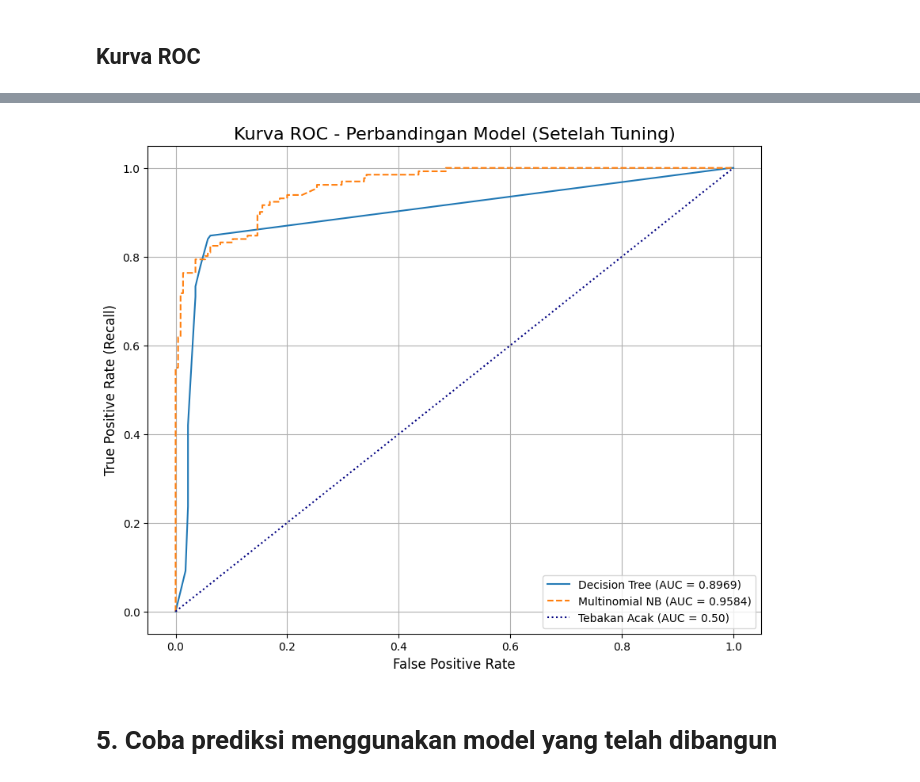
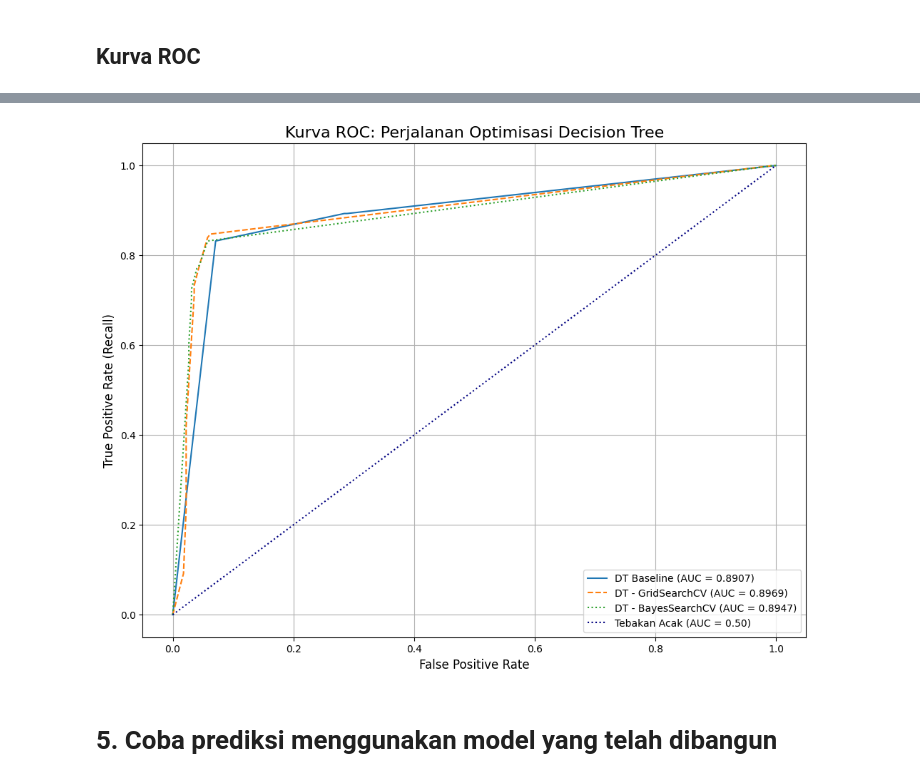
Before and after one commit to MaulanaHasyim/MaulanaHasyim, a Jupyter notebook: notebooks/Test Klasifikasi Suicide.ipynb, the cells around one changed output, grey strips where cells are left out. Cells and saved outputs as stored; diff of their text form; code cells hidden in the pictures.

```diff
--- a/notebooks/Test Klasifikasi Suicide.ipynb
+++ b/notebooks/Test Klasifikasi Suicide.ipynb
@@ -579,5 +569,2 @@ Best Score: 0.8895305164319248
 # %% [markdown]
 ## **MultinomialNB Model with best params (GridSearchCV)**
-# %%
-mnb_tuned = MultinomialNB(**grid_search.best_params_)
-mnb_tuned.fit(X_train_vect, y_train)
@@ -585,0 +571,3 @@ MultinomialNB(alpha=0.55)
+# %%
+grid_search = GridSearchCV(MultinomialNB(), param_grid=params_grid, cv=5, scoring='accuracy', n_jobs=-1)
+grid_search.fit(X_train_vect, y_train)
@@ -665,5 +653,2 @@ Best parameters: OrderedDict([('alpha', 0.5564509132339974)])
 # %% [markdown]
 ## **MultinomialNB Model with best params (BayesianOptimization)**
-# %%
-mnb_tuned = MultinomialNB(**opt.best_params_)
-mnb_tuned.fit(X_train_vect, y_train)
@@ -671,0 +655,3 @@ MultinomialNB(alpha=0.5564509132339974)
+# %%
+bayes_search = BayesSearchCV(MultinomialNB(), space_bayes, n_iter=50, cv=5, scoring='accuracy', random_state=42, n_jobs=-1)
+bayes_search.fit(X_train_vect, y_train)
@@ -1178,44 +1171,41 @@ plt.show()
 # %%
-import matplotlib.pyplot as plt
-from sklearn.metrics import roc_curve, roc_auc_score
+# --- Persiapan Data (y_test_binary sudah ada dari sel sebelumnya) ---
 
-# Model memerlukan label dalam bentuk numerik (0 dan 1)
-# Kita asumsikan kelas positif (1) adalah 'Potential Suicide post '
-y_test_binary = y_test.apply(lambda x: 1 if x == 'Potential Suicide post ' else 0)
+# --- Dapatkan Probabilitas Prediksi dari Setiap Model DT ---
+# 1. Model DT Awal (Overfitting)
+probs_dt_base = dt.predict_proba(X_test_vect)[:, 1]
+# 2. Model DT hasil GridSearchCV
+probs_dt_grid = dt_prune.predict_proba(X_test_vect)[:, 1]
+# 3. Model DT hasil BayesSearchCV
+probs_dt_bayes = opt_dt.best_estimator_.predict_proba(X_test_vect)[:, 1]
 
+# --- Hitung ROC & AUC untuk Setiap Model DT ---
+fpr_dt_base, tpr_dt_base, _ = roc_curve(y_test_binary, probs_dt_base)
+auc_dt_base = roc_auc_score(y_test_binary, probs_dt_base)
 
-# ----- Dapatkan Probabilitas Prediksi untuk Kelas Positif -----
-dt_probs = dt_prune.predict_proba(X_test_vect)[:, 1] # DT hasil tuning
-mnb_probs = mnb_tuned.predict_proba(X_test_vect)[:, 1] # Menggunakan model MNB hasil tuning
+fpr_dt_grid, tpr_dt_grid, _ = roc_curve(y_test_binary, probs_dt_grid)
+auc_dt_grid = roc_auc_score(y_test_binary, probs_dt_grid)
 
+fpr_dt_bayes, tpr_dt_bayes, _ = roc_curve(y_test_binary, probs_dt_bayes)
+auc_dt_bayes = roc_auc_score(y_test_binary, probs_dt_bayes)
 
-# ----- Hitung Nilai ROC dan AUC untuk setiap model -----
-fpr_dt, tpr_dt, _ = roc_curve(y_test_binary, dt_probs)
-auc_dt = roc_auc_score(y_test_binary, dt_probs)
-
-fpr_mnb, tpr_mnb, _ = roc_curve(y_test_binary, mnb_probs)
-auc_mnb = roc_auc_score(y_test_binary, mnb_probs)
-
-# ----- Membuat Plot Kurva ROC -----
-plt.figure(figsize=(10, 8))
-
-# Plot kurva Decision Tree
-plt.plot(fpr_dt, tpr_dt, linestyle='-', label=f'Decision Tree (AUC = {auc_dt:.4f})')
-
-# Plot kurva Multinomial Naive Bayes
-plt.plot(fpr_mnb, tpr_mnb, linestyle='--', label=f'Multinomial NB (AUC = {auc_mnb:.4f})')
-
+# --- Membuat Plot ---
+plt.figure(figsize=(12, 9))
+plt.plot(fpr_dt_base, tpr_dt_base, linestyle='-', label=f'DT Baseline (AUC = {auc_dt_base:.4f})')
+plt.plot(fpr_dt_grid, tpr_dt_grid, linestyle='--', label=f'DT - GridSearchCV (AUC = {auc_dt_grid:.4f})')
+plt.plot(fpr_dt_bayes, tpr_dt_bayes, linestyle=':', label=f'DT - BayesSearchCV (AUC = {auc_dt_bayes:.4f})')
 # Plot garis referensi (tebakan acak)
 plt.plot([0, 1], [0, 1], color='navy', linestyle=':', label='Tebakan Acak (AUC = 0.50)')
 
-plt.title('Kurva ROC - Perbandingan Model (Setelah Tuning)', fontsize=16)
+# Menambahkan judul dan label
+plt.title('Kurva ROC: Perjalanan Optimisasi Decision Tree', fontsize=16)
 plt.xlabel('False Positive Rate', fontsize=12)
 plt.ylabel('True Positive Rate (Recall)', fontsize=12)
 plt.legend(loc='lower right')
 plt.grid(True)
 plt.show()
 # %% [output]
-[figure, old version]
+[figure, new version]
 # %% [markdown]
 # **5. Coba prediksi menggunakan model yang telah dibangun**
 # %%
```
Also changed, not shown: parts of 28 cells of this notebook.
